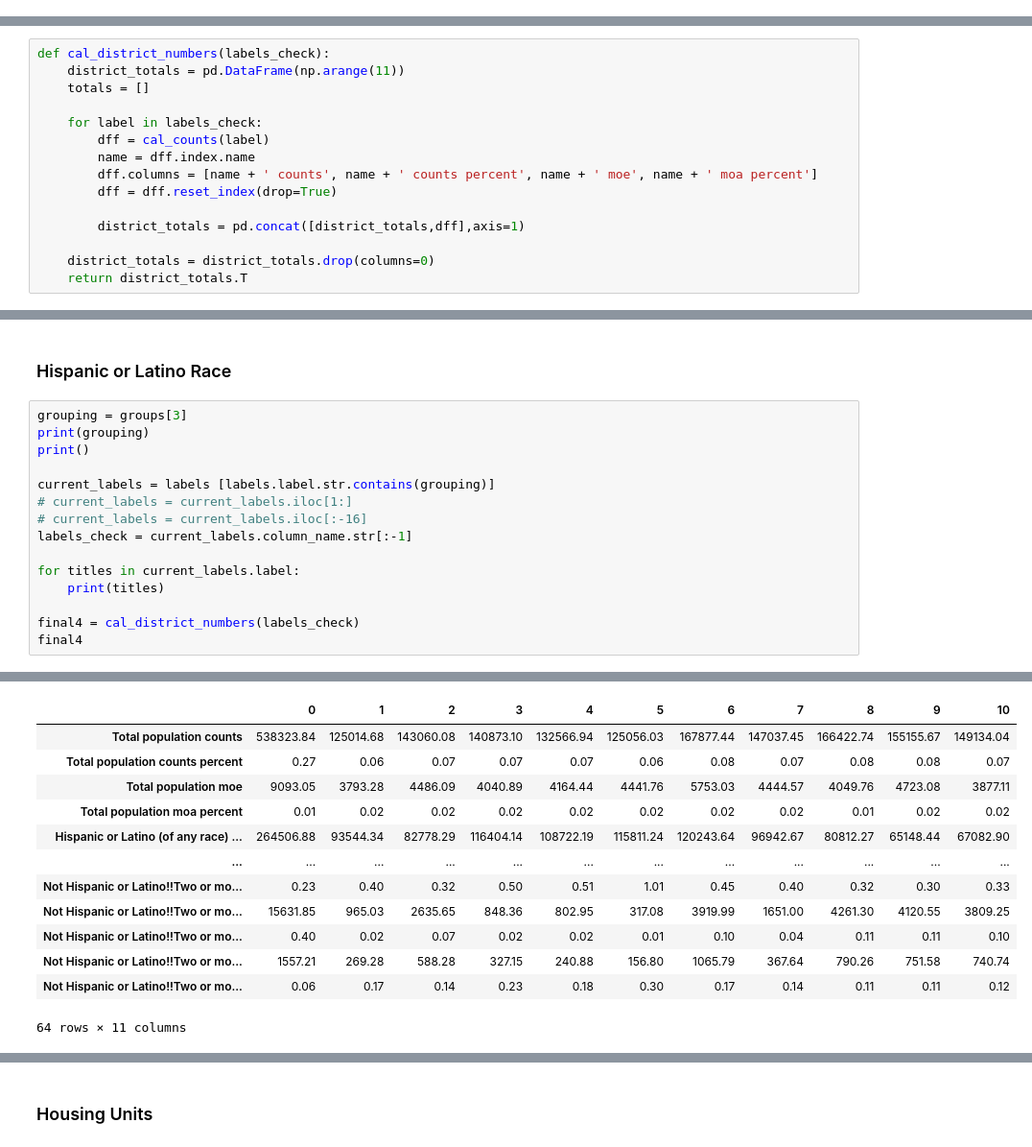
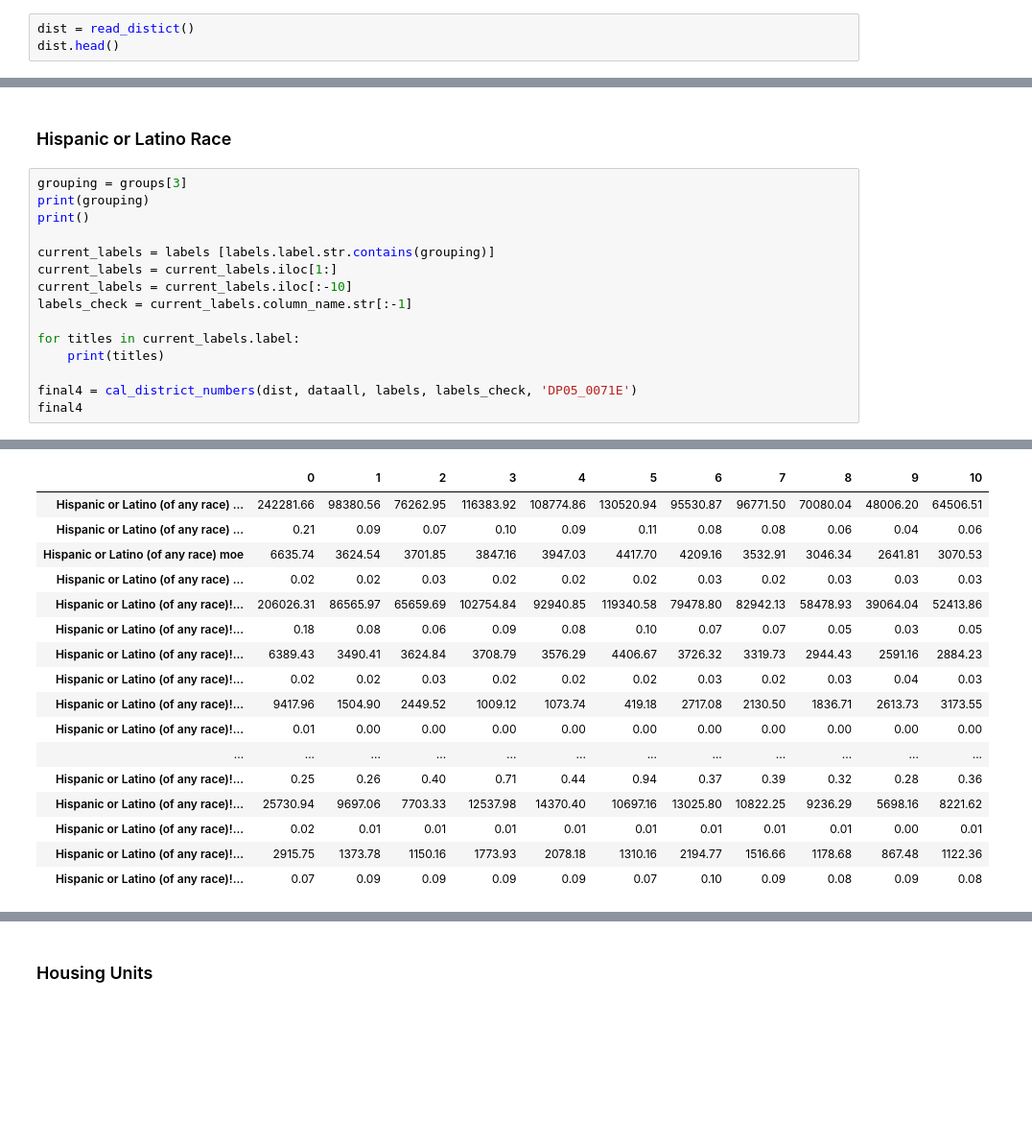
Before and after one commit to misty-garcia/sa2020-CCD, a Jupyter notebook: census_data_demographics.ipynb, the cells around one changed output, grey strips where cells are left out. Shown at 96% size. Cells and saved outputs as stored; diff of their text form; blank space fills up the shorter version.

```diff
--- a/census_data_demographics.ipynb
+++ b/census_data_demographics.ipynb
@@ -29,0 +13,3 @@ dist.head()
+# %%
+dist = read_distict()
+dist.head()
@@ -126,16 +70 @@ def cal_counts(label):
-# %%
-def cal_district_numbers(labels_check):
-    district_totals = pd.DataFrame(np.arange(11))
-    totals = []
-
-    for label in labels_check:
-        dff = cal_counts(label)
-        name = dff.index.name
-        dff.columns = [name + ' counts', name + ' counts percent', name + ' moe', name + ' moa percent']
-        dff = dff.reset_index(drop=True)
-
-        district_totals = pd.concat([district_totals,dff],axis=1)
-
-    district_totals = district_totals.drop(columns=0)
-    return district_totals.T
 # %% [markdown]
@@ -287,14 +215,14 @@ print(grouping)
 print()
 
 current_labels = labels [labels.label.str.contains(grouping)]
-# current_labels = current_labels.iloc[1:]
-# current_labels = current_labels.iloc[:-16]
+current_labels = current_labels.iloc[1:]
+current_labels = current_labels.iloc[:-10]
 labels_check = current_labels.column_name.str[:-1]
 
 for titles in current_labels.label:
     print(titles)
 
-final4 = cal_district_numbers(labels_check)
+final4 = cal_district_numbers(dist, dataall, labels, labels_check, 'DP05_0071E')
 final4
 # %% [output]
 HISPANIC OR LATINO AND RACE
@@ -318,13 +235,17 @@ Estimate!!HISPANIC OR LATINO AND RACE!!Total population!!Not Hispanic or Latino!
 |  | 0 | 1 | 2 | 3 | 4 | 5 | 6 | 7 | 8 | 9 | 10 |
-| Total population counts | 538323.84 | 125014.68 | 143060.08 | 140873.10 | 132566.94 | 125056.03 | 167877.44 | 147037.45 | 166422.74 | 155155.67 | 149134.04 |
-| Total population counts percent | 0.27 | 0.06 | 0.07 | 0.07 | 0.07 | 0.06 | 0.08 | 0.07 | 0.08 | 0.08 | 0.07 |
-| Total population moe | 9093.05 | 3793.28 | 4486.09 | 4040.89 | 4164.44 | 4441.76 | 5753.03 | 4444.57 | 4049.76 | 4723.08 | 3877.11 |
-| Total population moa percent | 0.01 | 0.02 | 0.02 | 0.02 | 0.02 | 0.02 | 0.02 | 0.02 | 0.01 | 0.02 | 0.02 |
-| Hispanic or Latino (of any race) ... | 264506.88 | 93544.34 | 82778.29 | 116404.14 | 108722.19 | 115811.24 | 120243.64 | 96942.67 | 80812.27 | 65148.44 | 67082.90 |
+| Hispanic or Latino (of any race) ... | 242281.66 | 98380.56 | 76262.95 | 116383.92 | 108774.86 | 130520.94 | 95530.87 | 96771.50 | 70080.04 | 48006.20 | 64506.51 |
+| Hispanic or Latino (of any race) ... | 0.21 | 0.09 | 0.07 | 0.10 | 0.09 | 0.11 | 0.08 | 0.08 | 0.06 | 0.04 | 0.06 |
+| Hispanic or Latino (of any race) moe | 6635.74 | 3624.54 | 3701.85 | 3847.16 | 3947.03 | 4417.70 | 4209.16 | 3532.91 | 3046.34 | 2641.81 | 3070.53 |
+| Hispanic or Latino (of any race) ... | 0.02 | 0.02 | 0.03 | 0.02 | 0.02 | 0.02 | 0.03 | 0.02 | 0.03 | 0.03 | 0.03 |
+| Hispanic or Latino (of any race)!... | 206026.31 | 86565.97 | 65659.69 | 102754.84 | 92940.85 | 119340.58 | 79478.80 | 82942.13 | 58478.93 | 39064.04 | 52413.86 |
+| Hispanic or Latino (of any race)!... | 0.18 | 0.08 | 0.06 | 0.09 | 0.08 | 0.10 | 0.07 | 0.07 | 0.05 | 0.03 | 0.05 |
+| Hispanic or Latino (of any race)!... | 6389.43 | 3490.41 | 3624.84 | 3708.79 | 3576.29 | 4406.67 | 3726.32 | 3319.73 | 2944.43 | 2591.16 | 2884.23 |
+| Hispanic or Latino (of any race)!... | 0.02 | 0.02 | 0.03 | 0.02 | 0.02 | 0.02 | 0.03 | 0.02 | 0.03 | 0.04 | 0.03 |
+| Hispanic or Latino (of any race)!... | 9417.96 | 1504.90 | 2449.52 | 1009.12 | 1073.74 | 419.18 | 2717.08 | 2130.50 | 1836.71 | 2613.73 | 3173.55 |
+| Hispanic or Latino (of any race)!... | 0.01 | 0.00 | 0.00 | 0.00 | 0.00 | 0.00 | 0.00 | 0.00 | 0.00 | 0.00 | 0.00 |
 | ... | ... | ... | ... | ... | ... | ... | ... | ... | ... | ... | ... |
-| Not Hispanic or Latino!!Two or mo... | 0.23 | 0.40 | 0.32 | 0.50 | 0.51 | 1.01 | 0.45 | 0.40 | 0.32 | 0.30 | 0.33 |
-| Not Hispanic or Latino!!Two or mo... | 15631.85 | 965.03 | 2635.65 | 848.36 | 802.95 | 317.08 | 3919.99 | 1651.00 | 4261.30 | 4120.55 | 3809.25 |
-| Not Hispanic or Latino!!Two or mo... | 0.40 | 0.02 | 0.07 | 0.02 | 0.02 | 0.01 | 0.10 | 0.04 | 0.11 | 0.11 | 0.10 |
-| Not Hispanic or Latino!!Two or mo... | 1557.21 | 269.28 | 588.28 | 327.15 | 240.88 | 156.80 | 1065.79 | 367.64 | 790.26 | 751.58 | 740.74 |
-| Not Hispanic or Latino!!Two or mo... | 0.06 | 0.17 | 0.14 | 0.23 | 0.18 | 0.30 | 0.17 | 0.14 | 0.11 | 0.11 | 0.12 |
+| Hispanic or Latino (of any race)!... | 0.25 | 0.26 | 0.40 | 0.71 | 0.44 | 0.94 | 0.37 | 0.39 | 0.32 | 0.28 | 0.36 |
+| Hispanic or Latino (of any race)!... | 25730.94 | 9697.06 | 7703.33 | 12537.98 | 14370.40 | 10697.16 | 13025.80 | 10822.25 | 9236.29 | 5698.16 | 8221.62 |
+| Hispanic or Latino (of any race)!... | 0.02 | 0.01 | 0.01 | 0.01 | 0.01 | 0.01 | 0.01 | 0.01 | 0.01 | 0.00 | 0.01 |
+| Hispanic or Latino (of any race)!... | 2915.75 | 1373.78 | 1150.16 | 1773.93 | 2078.18 | 1310.16 | 2194.77 | 1516.66 | 1178.68 | 867.48 | 1122.36 |
+| Hispanic or Latino (of any race)!... | 0.07 | 0.09 | 0.09 | 0.09 | 0.09 | 0.07 | 0.10 | 0.09 | 0.08 | 0.09 | 0.08 |
-64 rows × 11 columns
```
Also changed, not shown: parts of 17 cells of this notebook, 12 other files.
